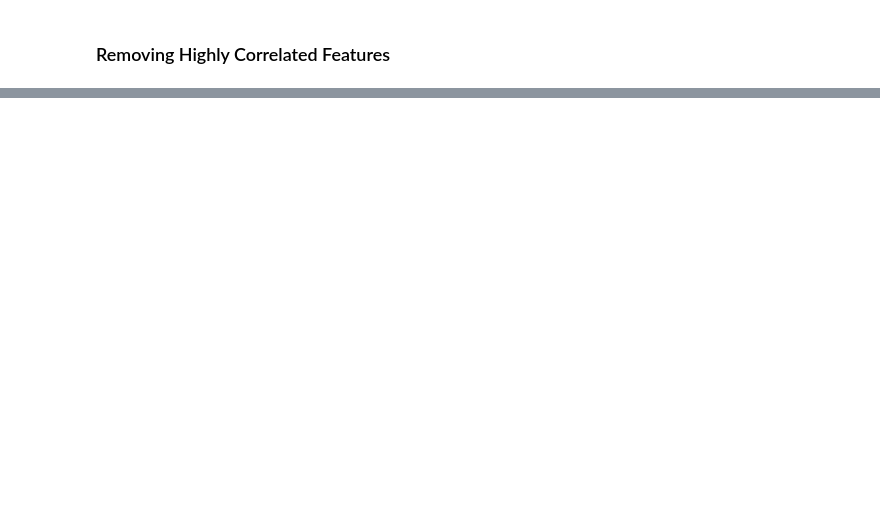
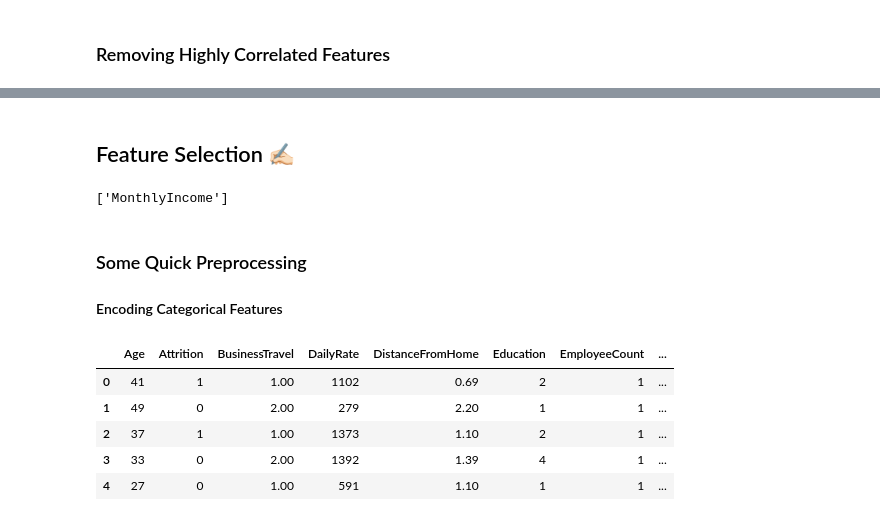
Before and after one commit to Viathorr/HR-Employee-Attrition-Analysis-and-Prediction, a Jupyter notebook: notebooks/02_feature_engineering_and_selection.ipynb, the cells around one changed output, grey strips where cells are left out. Cells and saved outputs as stored; diff of their text form; code cells hidden in the pictures; blank space fills up the shorter version.

```diff
--- a/notebooks/02_feature_engineering_and_selection.ipynb
+++ b/notebooks/02_feature_engineering_and_selection.ipynb
@@ -163,0 +191,10 @@ new_df.drop(columns=list(highly_correlated_features), inplace=True)
+# %% [markdown]
+## Feature Selection ✍🏻
+# %%
+features_to_remove
+# %% [output]
+['MonthlyIncome']
+# %% [markdown]
+### Some Quick Preprocessing
+
+#### Encoding Categorical Features
@@ -163,0 +220,9 @@ new_df.drop(columns=list(highly_correlated_features), inplace=True)
+# %%
+new_df.head()
+# %% [output]
+|  | Age | Attrition | BusinessTravel | DailyRate | DistanceFromHome | Education | EmployeeCount | ... |
+| 0 | 41 | 1 | 1.00 | 1102 | 0.69 | 2 | 1 | ... |
+| 1 | 49 | 0 | 2.00 | 279 | 2.20 | 1 | 1 | ... |
+| 2 | 37 | 1 | 1.00 | 1373 | 1.10 | 2 | 1 | ... |
+| 3 | 33 | 0 | 2.00 | 1392 | 1.39 | 4 | 1 | ... |
+| 4 | 27 | 0 | 1.00 | 591 | 1.10 | 1 | 1 | ... |
```
Also changed, not shown: parts of 22 cells of this notebook.
